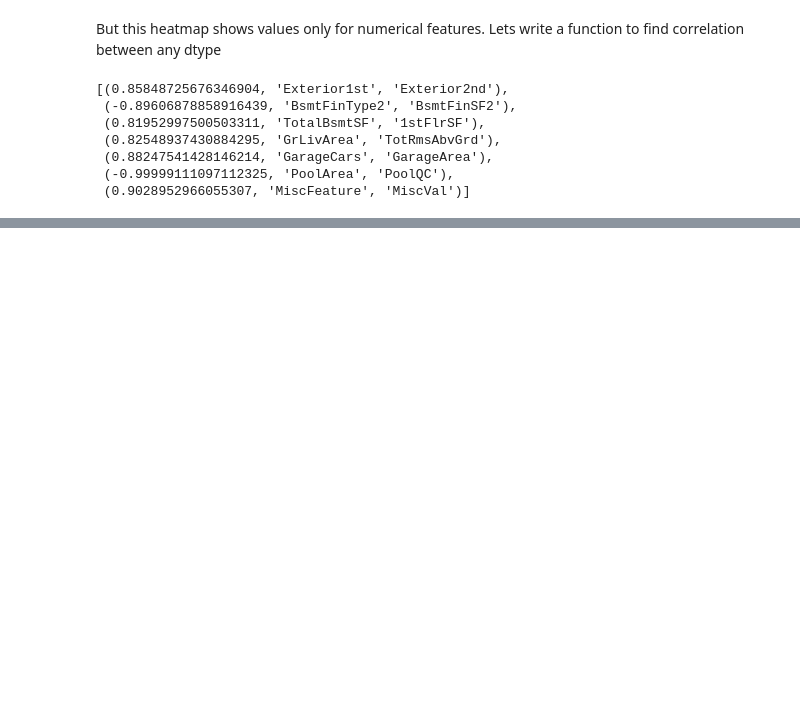
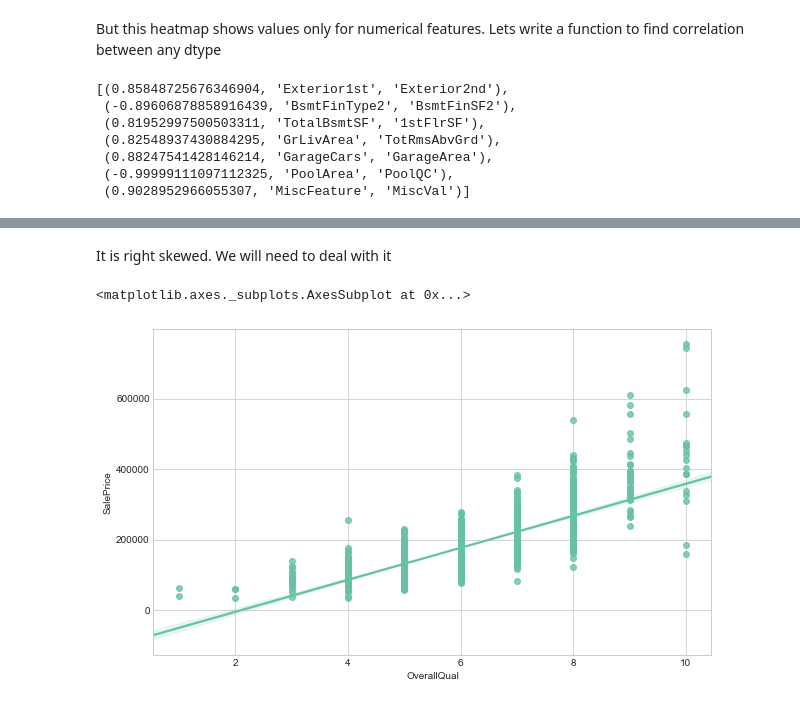
Before and after one commit to Tan-Moy/ml_projects, a Jupyter notebook: housing/housing.ipynb, the cells around one changed output, grey strips where cells are left out. Cells and saved outputs as stored; diff of their text form; code cells hidden in the pictures; blank space fills up the shorter version.

```diff
--- a/housing/housing.ipynb
+++ b/housing/housing.ipynb
@@ -247,0 +258,9 @@ These are the most highly correlated features but not too high to be removed. S
+# %% [markdown]
+It is right skewed. We will need to deal with it
+# %%
+#From the heatmap we see that saleprice has got a good correlatin with quality. Let's plot it
+f, ax = plt.subplots(figsize=(10,6))
+sns.regplot(x="OverallQual",y="SalePrice",data=df_train)
+# %% [output]
+<matplotlib.axes._subplots.AxesSubplot at 0x...>
+[figure, added]
```
Also changed, not shown: parts of 49 cells of this notebook, 4 other files.
